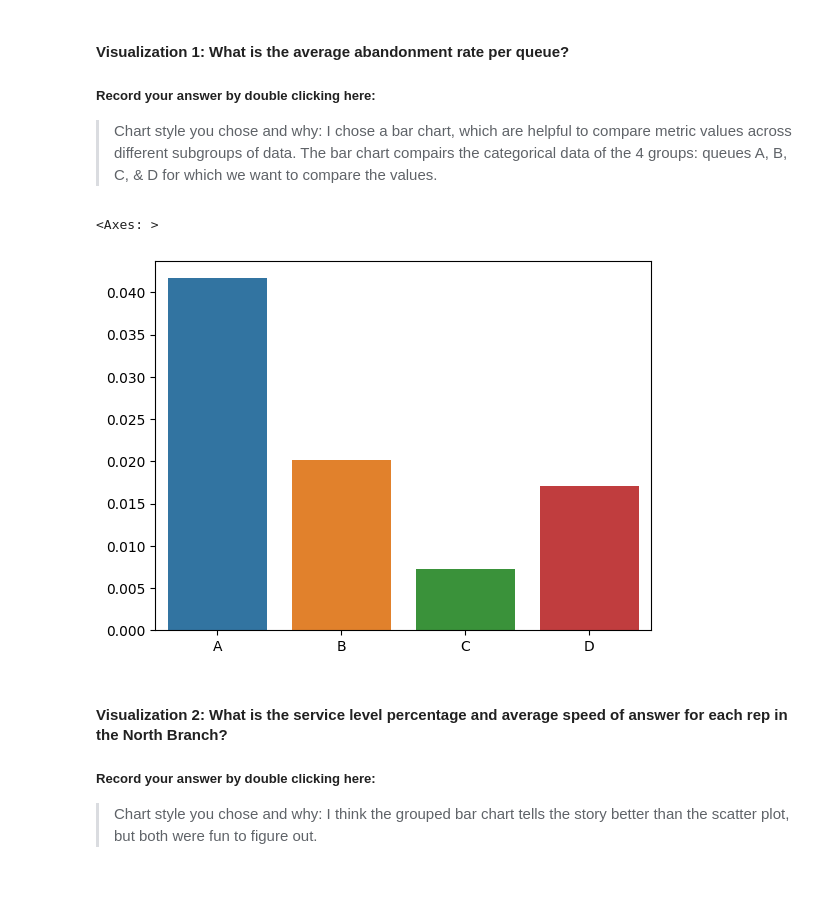
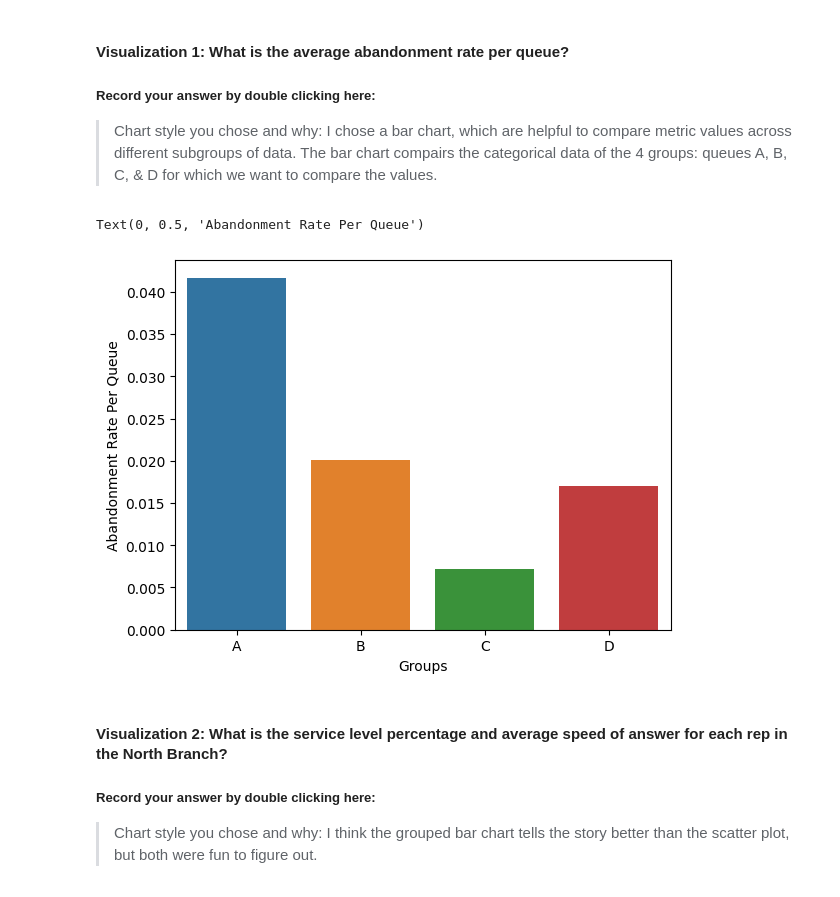
Before and after one commit to e3la/call-center-cleanup-assignment, a Jupyter notebook: Call_Center_Cleanup.ipynb, the cells around one changed output. Saved outputs shown, nothing was run; the diff lists cells and outputs as text; code cells hidden in the pictures.

```diff
--- a/Call_Center_Cleanup.ipynb
+++ b/Call_Center_Cleanup.ipynb
@@ -510,27 +510,35 @@ I chose a bar chart, which are helpful to compare metric values across different
 # %%
 # Create visualization 1 here
 # Import any additional libraries needed with alias
 
 import seaborn as sns
 import matplotlib.pyplot as plt
 
 # The dictionary abandonment_rates has the data you need.
 abandonment_rates = {}
 queues = ["A", "B", "C", "D"]
 queue_dict = df.groupby("Queue").agg("sum")
 for i in range(4):
     abandonment_rates[queues[i]] = queue_dict["Abandoned"][i] / queue_dict["Calls"][i]
 
 #Your Code Here:
 
-
 # Vertical
 
-percentage_of_abandoned = [abandonment_rates[k] for k in queues]
-sns.barplot(x=queues, y=percentage_of_abandoned)
+labels = list(abandonment_rates.keys())
+#make a label list from the abandonment_rates dictionary
+amounts = list(abandonment_rates.values())
+#make an amount list from the abandonment_rates dictionary
+
+sns.barplot(x=labels, y=amounts)
+#make a bar plot with labels and amounts
+plt.xlabel('Groups')
+#label the x axis groups
+plt.ylabel('Abandonment Rate Per Queue')
+#label the y axis
 # %% [output]
-<Axes: >
+Text(0, 0.5, 'Abandonment Rate Per Queue')
-[figure, old version]
+[figure, new version]
 # %% [markdown]
 #### Visualization 2: What is the service level percentage and average speed of answer for each rep in the North Branch?
 ##### Record your answer by double clicking here:
```
Also changed, not shown: parts of 2 cells of this notebook.
